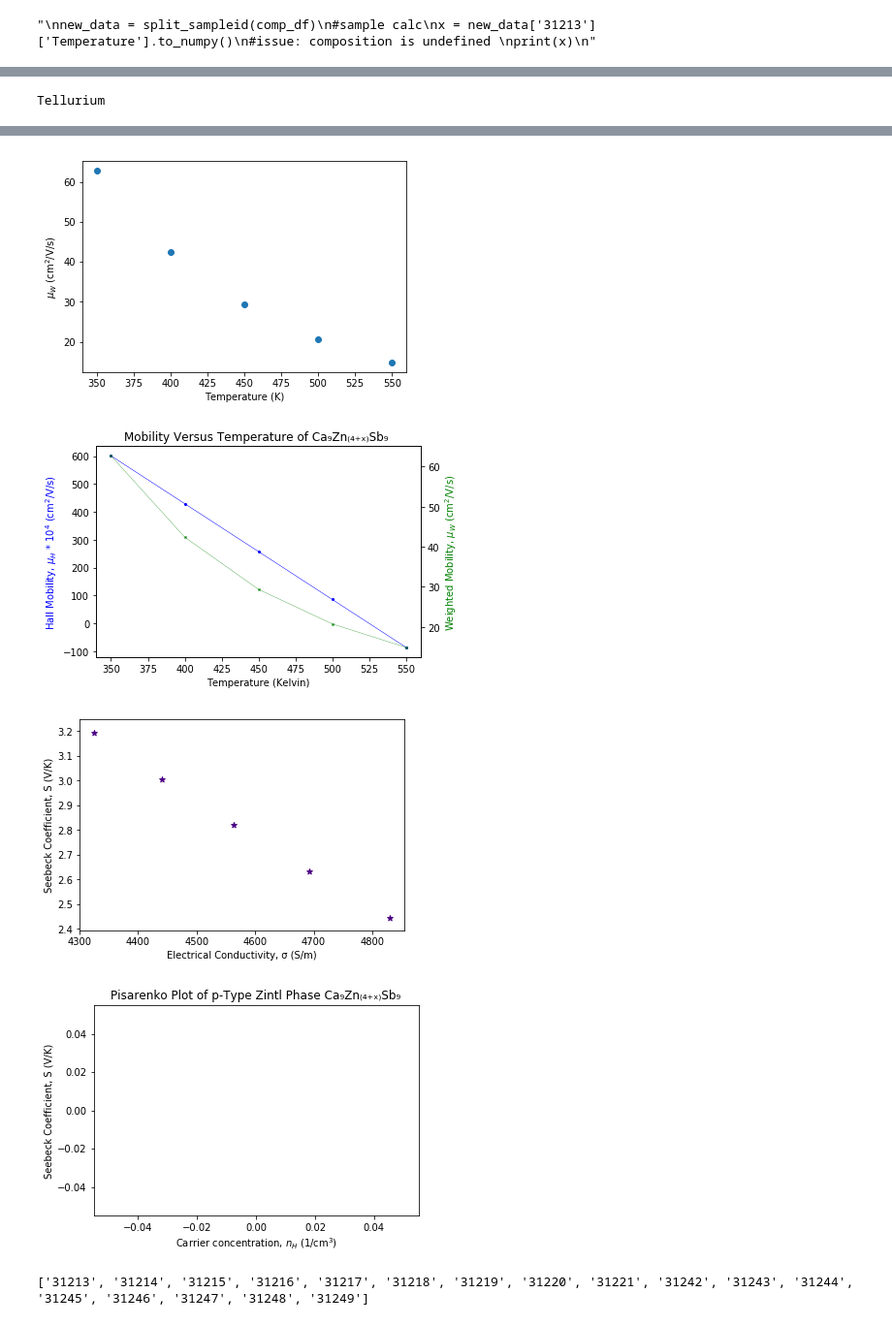
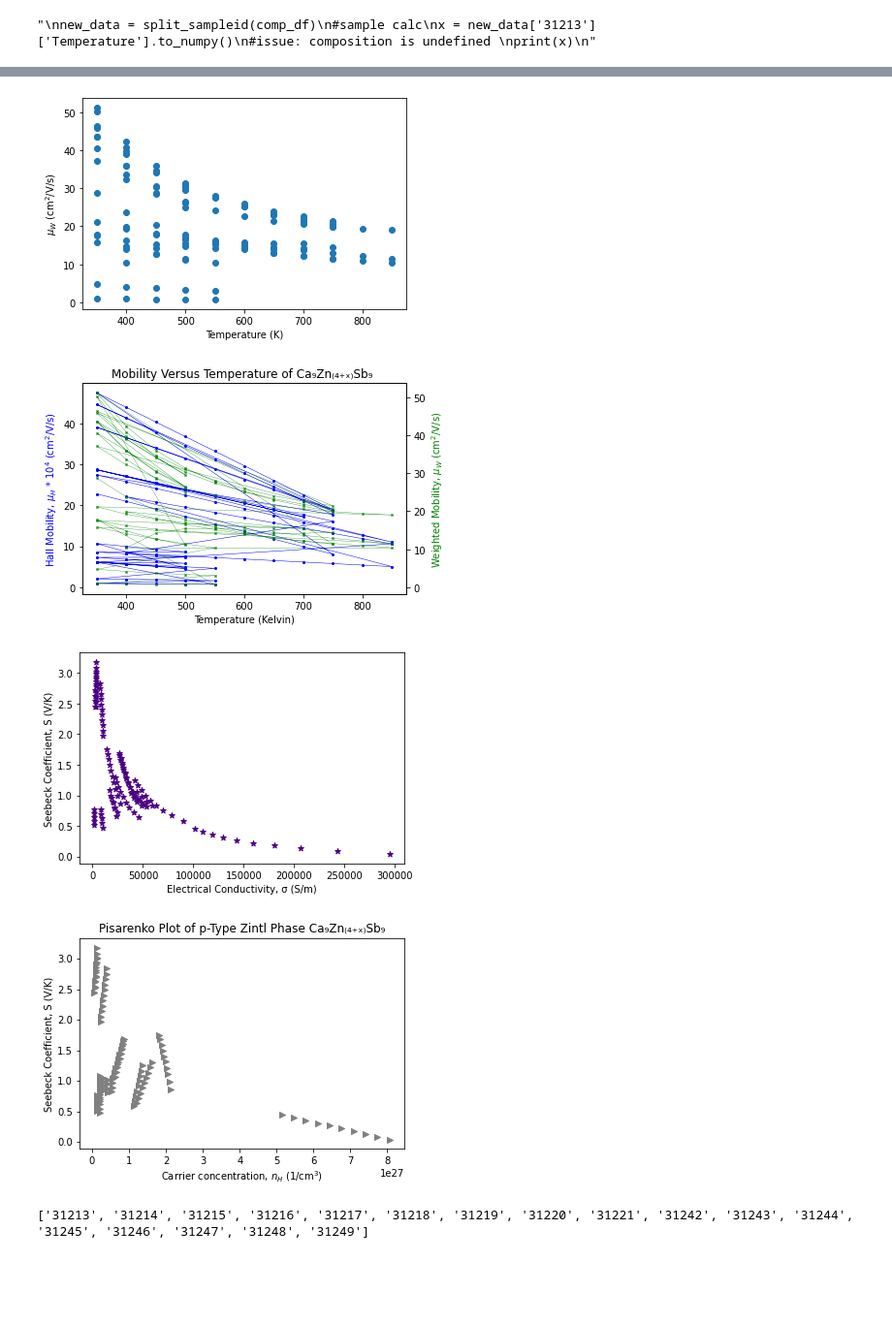
Before and after one commit to RamyaGuru/STD2_EffMass, a Jupyter notebook: WeightedMobilityAPRGMTV2.ipynb, the cells around one changed output, grey strips where cells are left out. Shown at 97% size. Saved outputs shown, nothing was run; the diff lists cells and outputs as text; code cells hidden in the pictures; blank space fills up the shorter version.

```diff
--- a/WeightedMobilityAPRGMTV2.ipynb
+++ b/WeightedMobilityAPRGMTV2.ipynb
@@ -54,12 +55,16 @@ def add_effective_mass(comp_df):
     return comp_df
 # %%
 def convert_hall_data(comp_df):
-    if np.isnan(comp_df['Carrier concentration']).any() and not np.isnan(comp_df['Carrier mobility']).any():
-        Rh = comp_df['Carrier mobility'].to_numpy()/comp_df['Electrical conductivity'].to_numpy()
-        rho = comp_df['Electrical resistivity'] #units of Ohm*m
+    # If carrier concentration doesn't exist and mobility exists, calculate carrier concentration
+    if ( np.isnan(comp_df['Carrier concentration']).any() ) and ( not np.isnan(comp_df['Carrier mobility']).any() ):
+        Rh = comp_df['Carrier mobility'].to_numpy() * comp_df['Electrical resistivity'].to_numpy()
         nh = (Rh * e) ** -1
-        comp_df['Carrierr concentration'] = nh
-        uh = (Rh / rho)
+        comp_df['Carrier concentration'] = nh
+
+    # If mobility doesn't exist and carrier concentration exists, calculate mobility
+    elif ( not np.isnan(comp_df['Carrier concentration']).any() ) and ( np.isnan(comp_df['Carrier mobility']).any() ):
+        comp_df['Carrier mobility'] = (comp_df['Carrier concentration'].to_numpy() * comp_df['Electrical resistivity'].to_numpy() * e )**(-1)
+
     return comp_df
 # %%
 def split_sampleid(comp_df):
@@ -182,7 +187,7 @@ for i in sid_list:
 # %%
 if __name__ == '__main__':
     #Provide path to the .csv file exported from sTarryData2
-    full_df = read_STD2('/Users/alessandropereyra2/Desktop/NWREUStuff/litcsvfiles2/Te_ntype](1).csv')
+    full_df = read_STD2('csvfiles/Ca_ptype.csv')
     #Dropping all rows that don't contain mobility data in either "Carrier mobility" or "Hall movility"
     if 'Hall movility' not in full_df.columns:
         full_df['Hall movility'] = np.nan #ad column of empty values
@@ -221 +222,0 @@ See the caveats in the documentation: http://pandas.pydata.org/pandas-docs/stabl
-Tellurium
@@ -223,7 +224,7 @@ Tellurium
-[figure, old version]
+[figure, new version]
-[figure, old version]
+[figure, new version]
-[figure, old version]
+[figure, new version]
-[figure, old version]
+[figure, new version]
 # %%
 #old
 # Weighted Mobility Plots (double axes)
```
Also changed, not shown: parts of 7 cells of this notebook.
